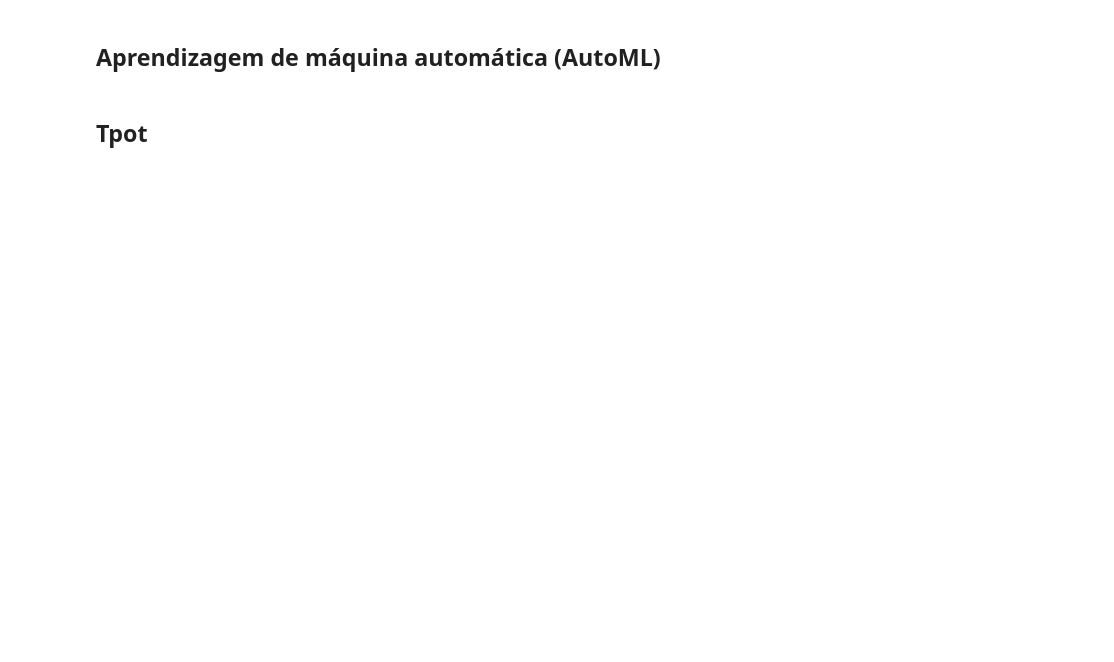
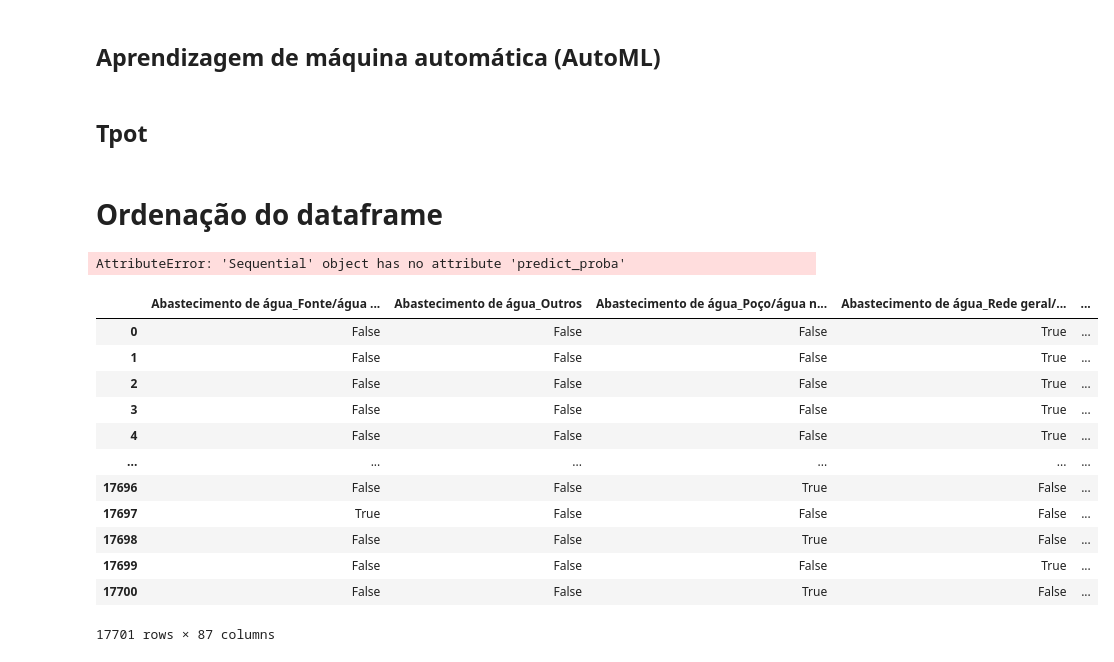
Before and after one commit to luiz-linkezio/conecta-ifpe-rank-IA, a Jupyter notebook: notebooks/train_test_model.ipynb, the cells around one changed output. Cells and saved outputs as stored; diff of their text form; code cells hidden in the pictures; blank space fills up the shorter version.

```diff
--- a/notebooks/train_test_model.ipynb
+++ b/notebooks/train_test_model.ipynb
@@ -589,3 +589,31 @@ get_overall_metrics(y_test, y_pred)
 #tpot.fit(X_train, y_train)
 # %%
 #print(tpot.score(X_test, y_test))
+# %% [markdown]
+# Ordenação do dataframe
+# %%
+y_pred_proba = model.predict_proba(df)
+# %% [output]
+AttributeError: 'Sequential' object has no attribute 'predict_proba'
+# %%
+df['Nível de necessidade'] = y_pred_proba[:, 1]
+# %%
+df_result = df.sort_values(by='Nível de necessidade', ascending=False)
+# %%
+df_result.reset_index(drop=True, inplace=True)
+# %%
+df_result
+# %% [output]
+|  | Abastecimento de água_Fonte/água ... | Abastecimento de água_Outros | Abastecimento de água_Poço/água n... | Abastecimento de água_Rede geral/... | ... |
+| 0 | False | False | False | True | ... |
+| 1 | False | False | False | True | ... |
+| 2 | False | False | False | True | ... |
+| 3 | False | False | False | True | ... |
+| 4 | False | False | False | True | ... |
+| ... | ... | ... | ... | ... | ... |
+| 17696 | False | False | True | False | ... |
+| 17697 | True | False | False | False | ... |
+| 17698 | False | False | True | False | ... |
+| 17699 | False | False | False | True | ... |
+| 17700 | False | False | True | False | ... |
+17701 rows × 87 columns
```
Also changed, not shown: parts of 31 cells of this notebook, 2 other files.
